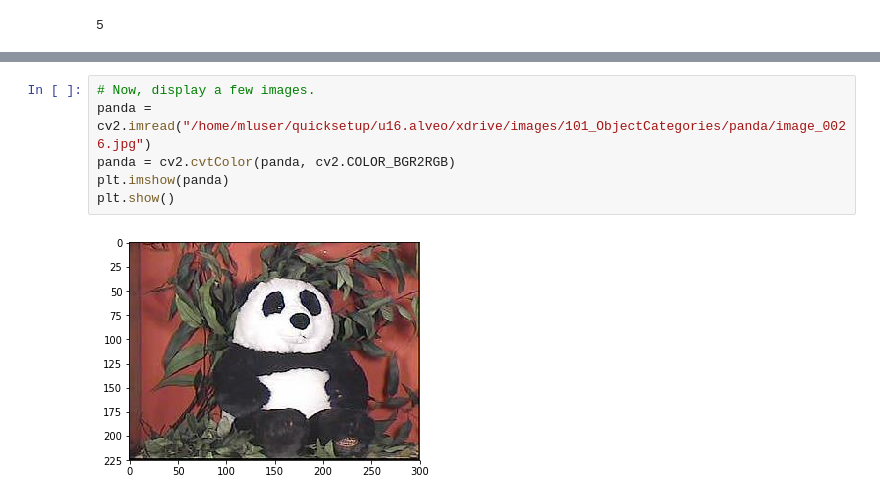
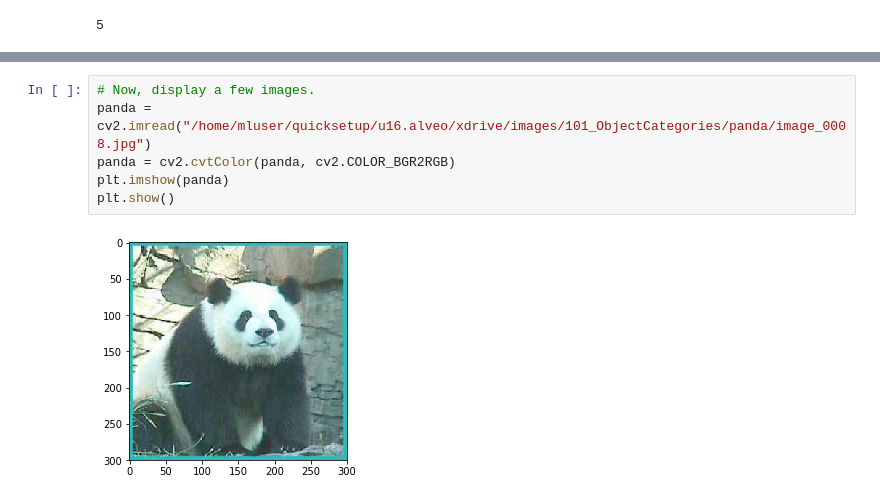
Before and after one commit to vitessedata/quicksetup, a Jupyter notebook: docker/nb/googlenet.ipynb, the cells around one changed output, grey strips where cells are left out. Saved outputs shown, nothing was run; the diff lists cells and outputs as text.

```diff
--- a/docker/nb/googlenet.ipynb
+++ b/docker/nb/googlenet.ipynb
@@ -42,11 +42,11 @@ select * from tmp_1 where dir like '%cat%' limit sample 5 rows
 +-------------------------------------------------------------------------------+----------------+
 # %%
 # Now, display a few images.
-panda = cv2.imread("/home/mluser/quicksetup/u16.alveo/xdrive/images/101_ObjectCategories/panda/image_0026.jpg")
+panda = cv2.imread("/home/mluser/quicksetup/u16.alveo/xdrive/images/101_ObjectCategories/panda/image_0008.jpg")
 panda = cv2.cvtColor(panda, cv2.COLOR_BGR2RGB)
 plt.imshow(panda)
 plt.show()
 # %% [output]
-[figure, old version]
+[figure, new version]
 # %%
 # Run a image recognition
```
Also changed, not shown: parts of 9 cells of this notebook, 4 other files.
